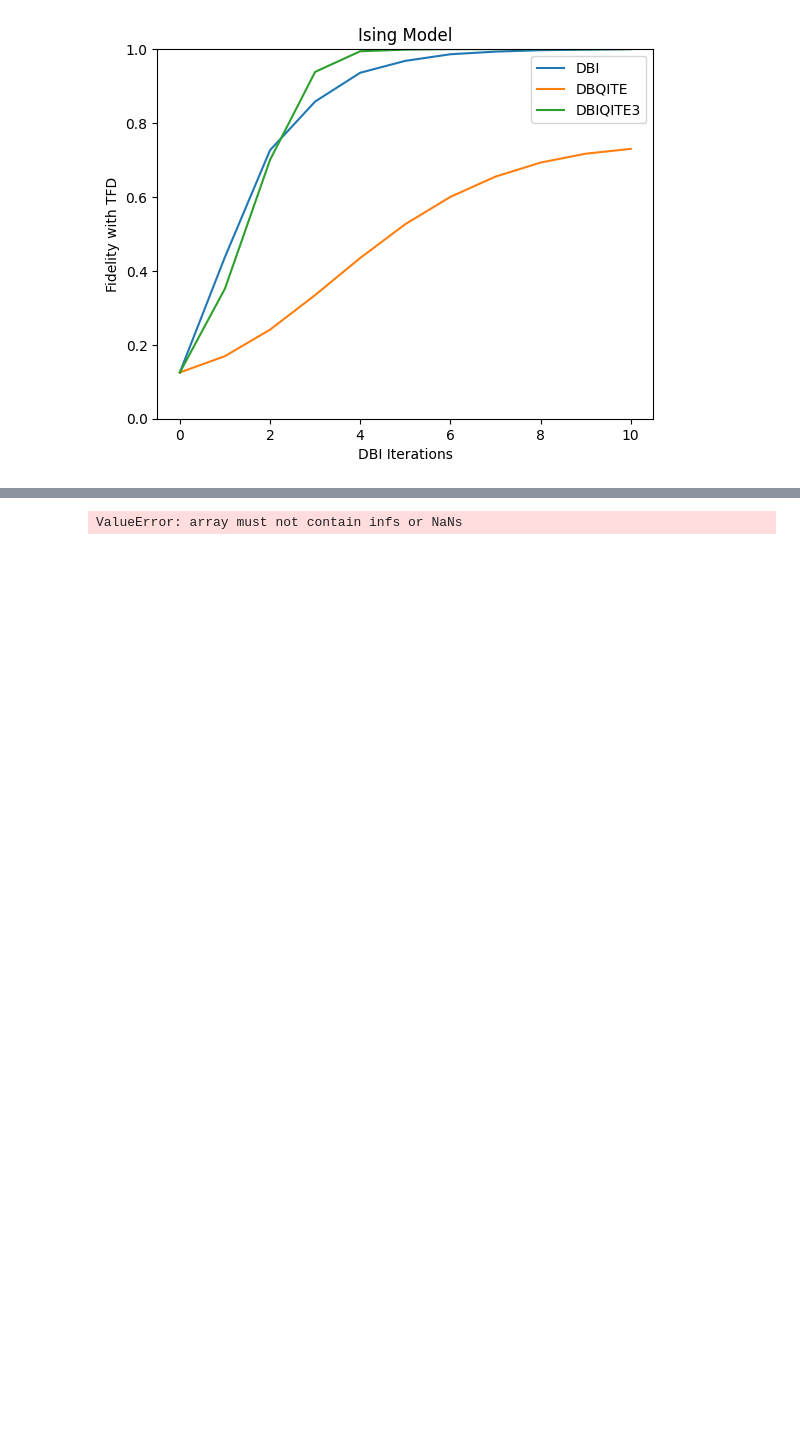
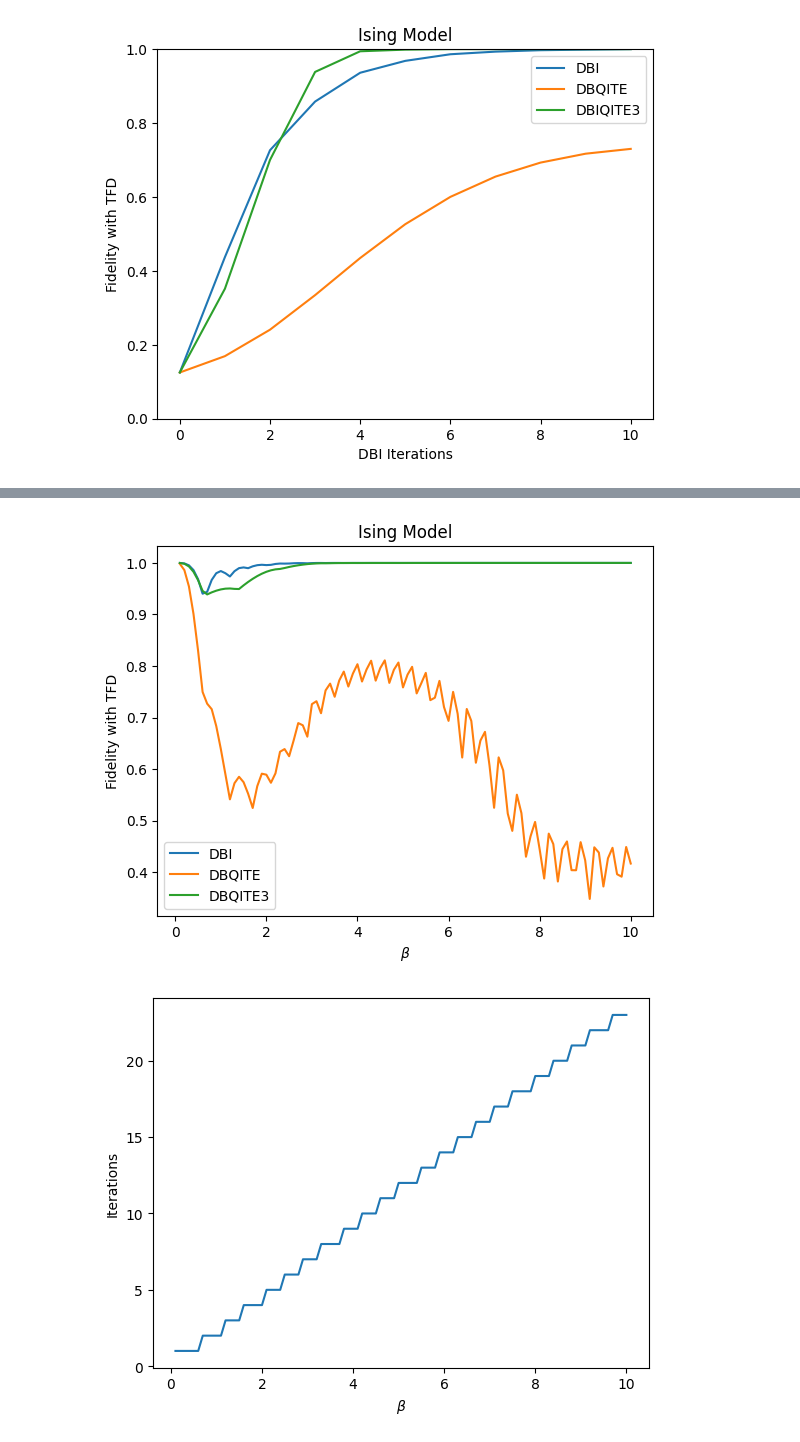
Before and after one commit to wrightjandrew/Master-Project, a Jupyter notebook: TFD.ipynb, the cells around one changed output, grey strips where cells are left out. Cells and saved outputs as stored; diff of their text form; code cells hidden in the pictures; blank space fills up the shorter version.

```diff
--- a/TFD.ipynb
+++ b/TFD.ipynb
@@ -331,7 +331,7 @@ plt.legend()
 <matplotlib.legend.Legend at 0x...>
 [figure]
 # %%
-beta = np.logspace(-1, 2, 20)
+beta = np.linspace(0.1, 10, 100)
 nqubits = 4
 H_def = sum([-Z(x)*Z(x+1) + X(x)   for x in range(nqubits-1)])
 H = hamiltonians.SymbolicHamiltonian(H_def).matrix
@@ -349,6 +349,7 @@ for i in range(len(beta)):
 
 
 plt.figure()
+plt.title("Ising Model")
 plt.plot(beta, fidelityDBI, label ='DBI')
 plt.plot(beta, fidelityDBQITE, label ='DBQITE')
 plt.plot(beta, fidelityDBQITE3, label ='DBQITE3')
@@ -367 +368,2 @@ plt.show()
-ValueError: array must not contain infs or NaNs
+[figure, added]
+[figure, added]
```
Also changed, not shown: parts of 8 cells of this notebook, 1 other file.
